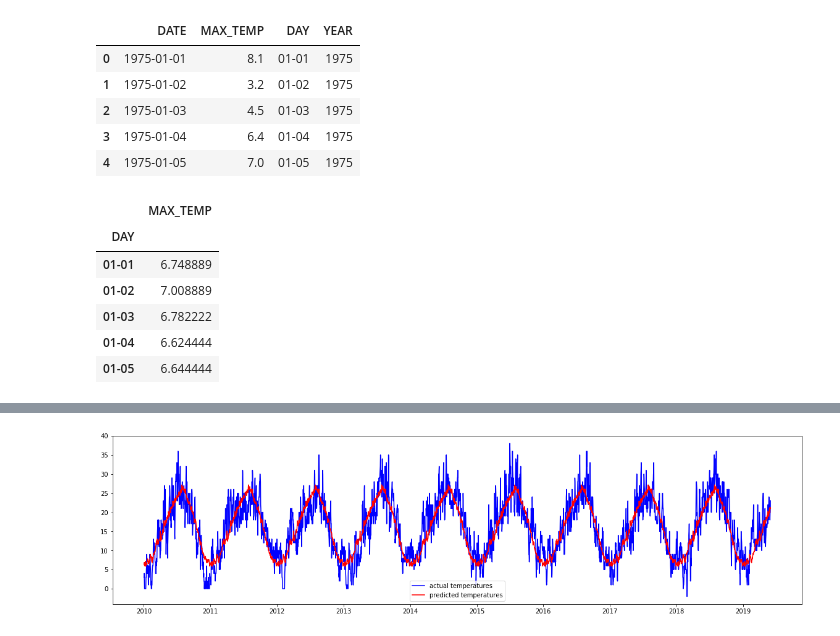
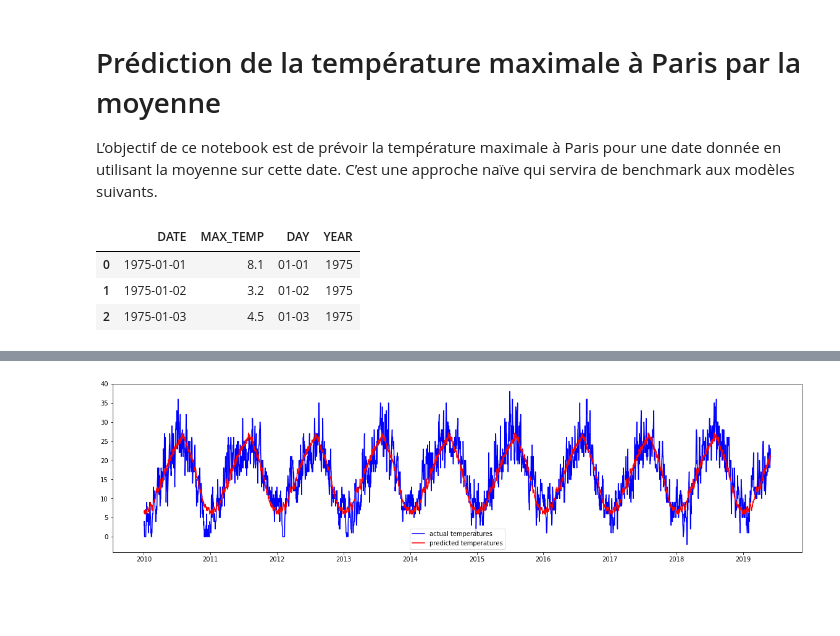
Before and after one commit to VincentVillet/temperatures-predictions, a Jupyter notebook: 1_mean_prediction.ipynb, the cells around one changed output, grey strips where cells are left out. Drawn from its saved outputs; the diff is of its cells as text; code cells hidden in the pictures; blank space fills up the shorter version.

Commit message:
enrich readme and clean mean_prediction notebook

```diff
--- a/mean_predictions.ipynb
+++ b/1_mean_prediction.ipynb
@@ -1,3 +1,7 @@
+# %% [markdown]
+# Prédiction de la température maximale à Paris par la moyenne
+
+L’objectif de ce notebook est de prévoir la température maximale à Paris pour une date donnée en utilisant la moyenne sur cette date. C’est une approche naïve qui servira de benchmark aux modèles suivants.
 # %%
 import pandas as pd
 import numpy as np
@@ -10,21 +16,8 @@ from datetime import datetime, timedelta
 # %%
 full_meteo = pd.read_csv("./formatted_data/full_meteo.csv", parse_dates=["DATE"])
-full_meteo.head()
+full_meteo.head(3)
 # %% [output]
 |  | DATE | MAX_TEMP | DAY | YEAR |
 | 0 | 1975-01-01 | 8.1 | 01-01 | 1975 |
 | 1 | 1975-01-02 | 3.2 | 01-02 | 1975 |
 | 2 | 1975-01-03 | 4.5 | 01-03 | 1975 |
-| 3 | 1975-01-04 | 6.4 | 01-04 | 1975 |
-| 4 | 1975-01-05 | 7.0 | 01-05 | 1975 |
-# %%
-full_meteo_pred = full_meteo.groupby("DAY").mean()[["MAX_TEMP"]]
-full_meteo_pred.head()
-# %% [output]
-|  | MAX_TEMP |
-| DAY |  |
-| 01-01 | 6.748889 |
-| 01-02 | 7.008889 |
-| 01-03 | 6.782222 |
-| 01-04 | 6.624444 |
-| 01-05 | 6.644444 |
```
Also changed, not shown: parts of 6 cells of this notebook, 2 other files.
